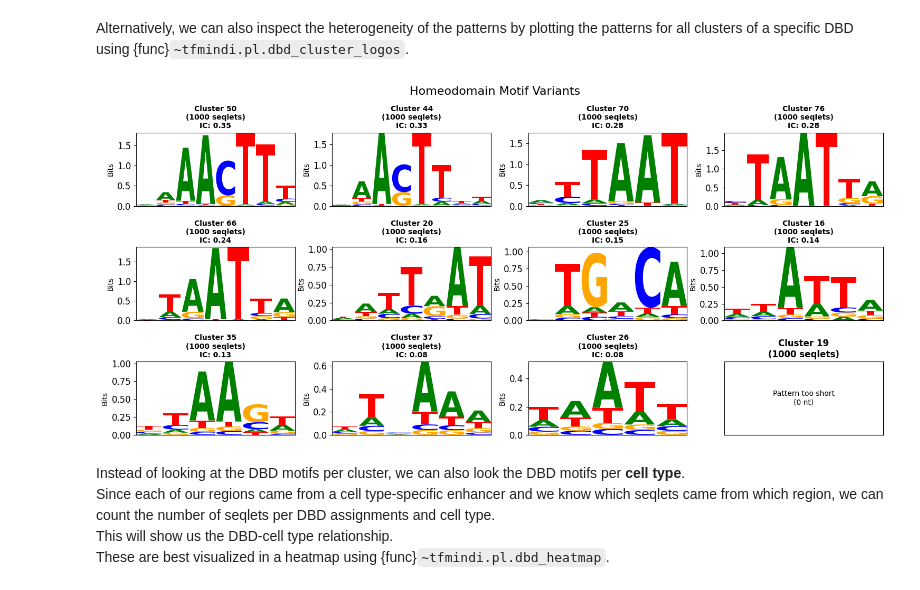
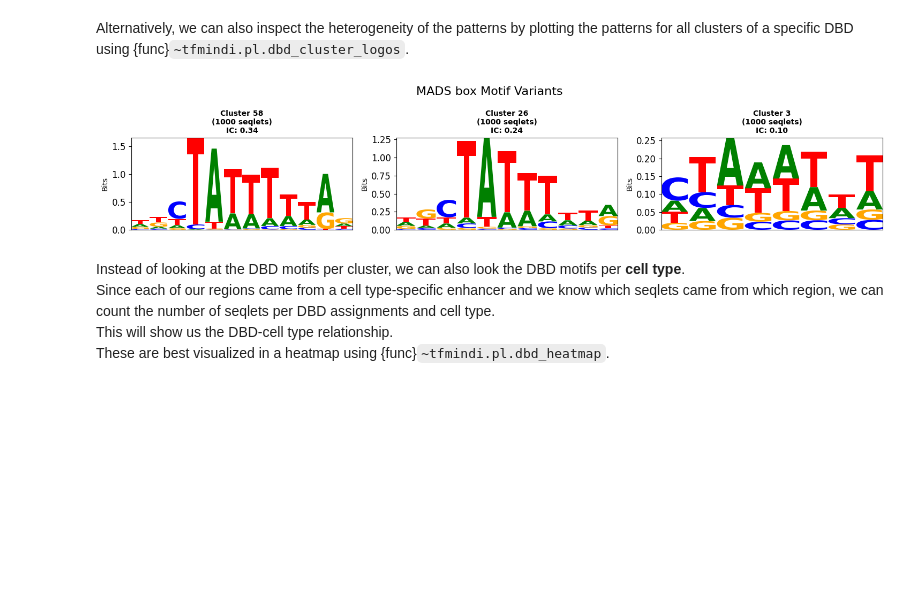
Before and after one commit to aertslab/TF-MInDi, a Jupyter notebook: docs/notebooks/02_analysis_tutorial.ipynb, the cells around one changed output. Drawn from its saved outputs; the diff is of its cells as text; code cells hidden in the pictures; blank space fills up the shorter version.

```diff
--- a/docs/notebooks/02_analysis_tutorial.ipynb
+++ b/docs/notebooks/02_analysis_tutorial.ipynb
@@ -180,18 +180,18 @@ tm.pl.dbd_logos(
 # %% [markdown]
 Alternatively, we can also inspect the heterogeneity of the patterns by plotting the patterns for all clusters of a specific DBD using {func}`~tfmindi.pl.dbd_cluster_logos`.
 # %%
-# Let's inspect all assigned Homeodomain variants
+# Let's inspect all assigned MADS box variants
 tm.pl.dbd_cluster_logos(
     patterns,
-    dbd_name="Homeodomain",
+    dbd_name="MADS box",
     ic_threshold=0.2,  # nucleotides in pattern below this will be trimmed
     min_nucleotides=4,  # ignore trimmed patterns less than 4 nucleotides (heterogeneous clusters)
-    ncols=4,
+    ncols=3,
     width=15,
-    height=7,
+    height=3,
 )
 # %% [output]
-[figure, old version]
+[figure, new version]
 # %% [markdown]
 Instead of looking at the DBD motifs per cluster, we can also look the DBD motifs per **cell type**.
 Since each of our regions came from a cell type-specific enhancer and we know which seqlets came from which region, we can count the number of seqlets per DBD assignments and cell type.
```
Also changed, not shown: parts of 12 cells of this notebook, 6 other files.
